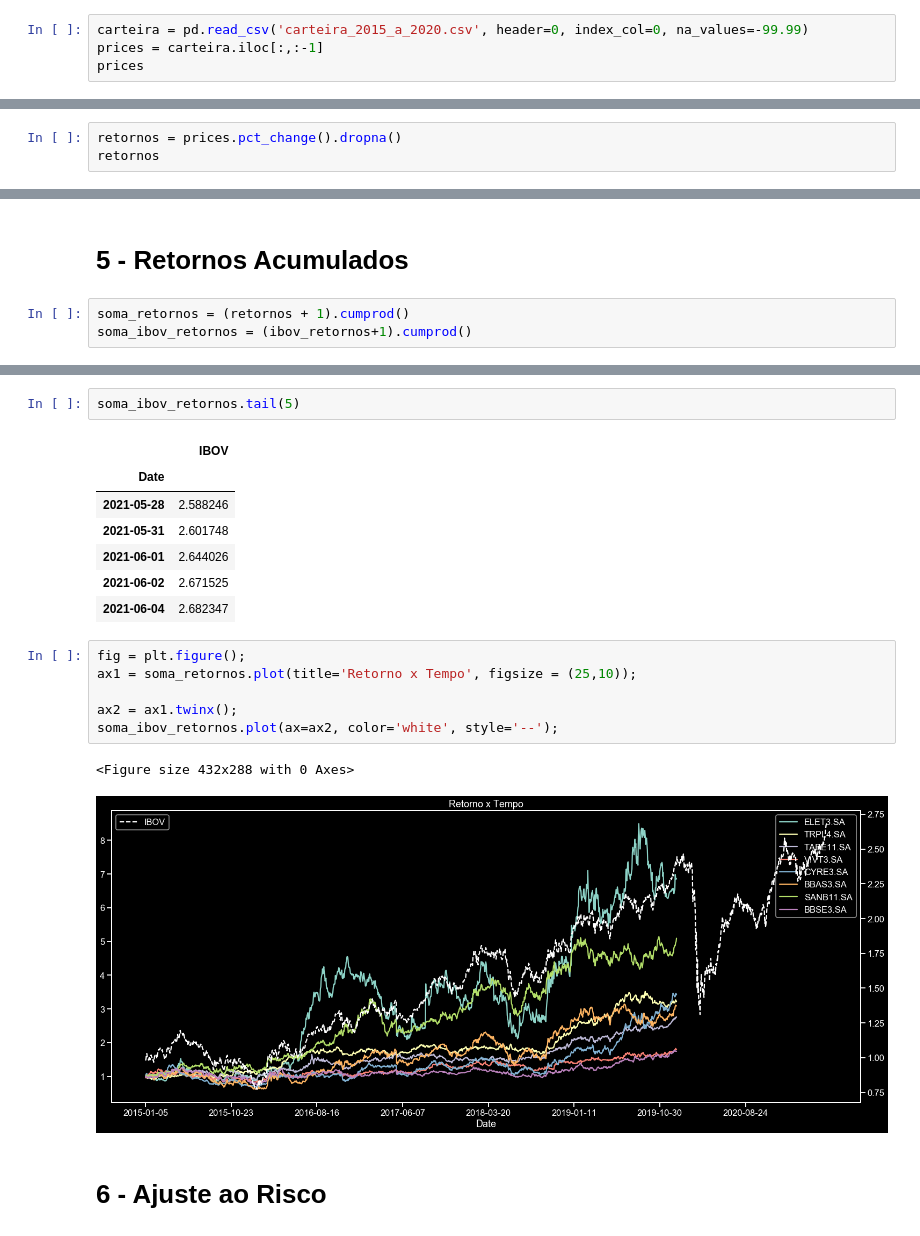
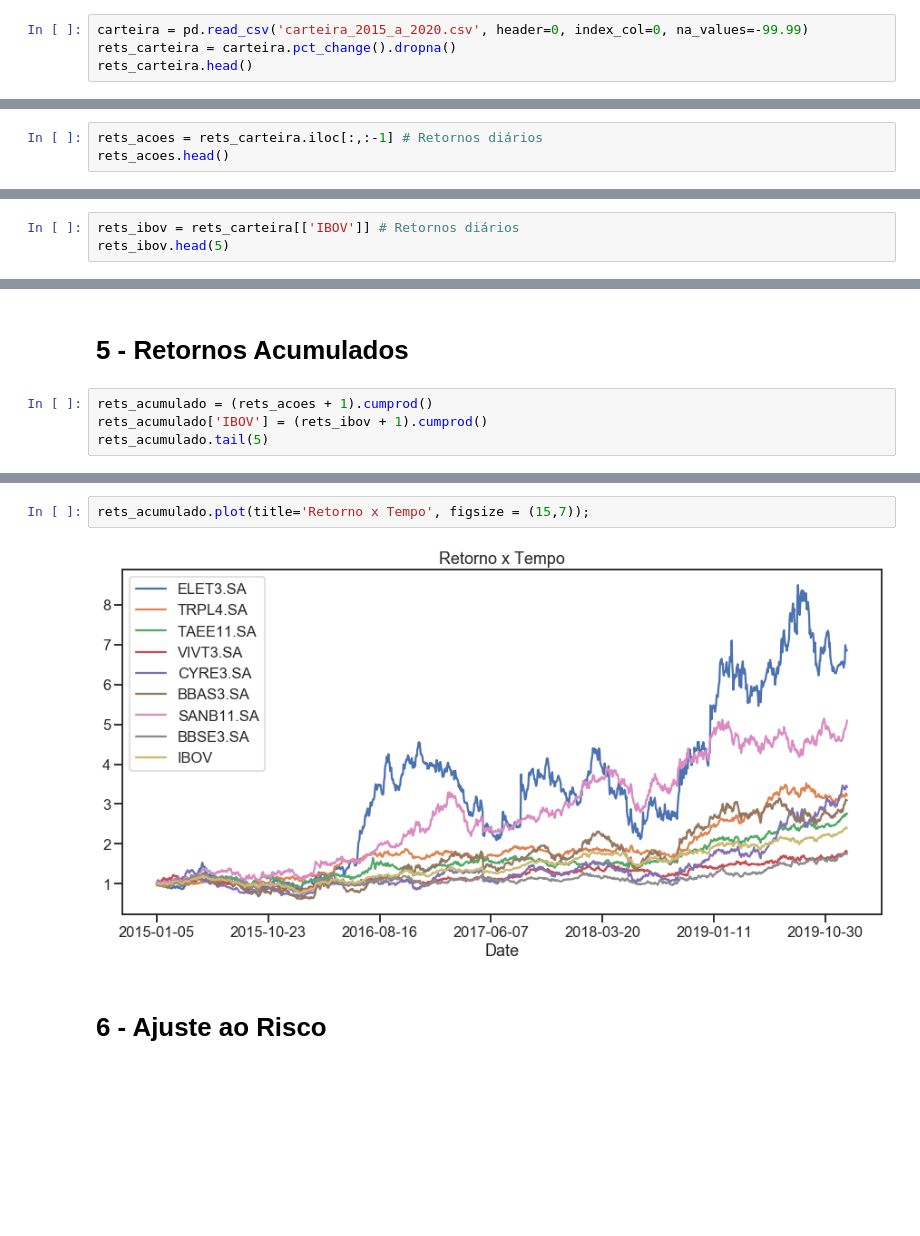
Before and after one commit to HugoAzv/FGV-Quant, a Jupyter notebook: 5 - Projetos/01 - Otimização de Portfólio/Portfolio Research.ipynb, the cells around one changed output, grey strips where cells are left out. Saved outputs shown, nothing was run; the diff lists cells and outputs as text; blank space fills up the shorter version.

```diff
--- a/5 - Projetos/01 - Otimização de Portfólio/Portfolio Research.ipynb
+++ b/5 - Projetos/01 - Otimização de Portfólio/Portfolio Research.ipynb
@@ -78,5 +77,5 @@ prices.to_csv('carteira_2015_a_2020.csv')
 # %%
 carteira = pd.read_csv('carteira_2015_a_2020.csv', header=0, index_col=0, na_values=-99.99)
-prices = carteira.iloc[:,:-1]
-prices
+rets_carteira = carteira.pct_change().dropna()
+rets_carteira.head()
 # %% [output]
@@ -117,6 +115,6 @@ ibov
 # %%
-retornos = prices.pct_change().dropna()
-retornos
+rets_acoes = rets_carteira.iloc[:,:-1] # Retornos diários
+rets_acoes.head()
 # %% [output]
 |  | ELET3.SA | TRPL4.SA | TAEE11.SA | VIVT3.SA | CYRE3.SA | BBAS3.SA | SANB11.SA | BBSE3.SA |
 | Date |  |  |  |  |  |  |  |  |
@@ -179,0 +173,3 @@ plt.tight_layout()
+# %%
+rets_ibov = rets_carteira[['IBOV']] # Retornos diários
+rets_ibov.head(5)
@@ -243,5 +226,6 @@ plt.title('Histograma do Preço de Fechamento do Ibovespa no Período');
 # %% [markdown]
 # 5 - Retornos Acumulados
 # %%
-soma_retornos = (retornos + 1).cumprod()
-soma_ibov_retornos = (ibov_retornos+1).cumprod()
+rets_acumulado = (rets_acoes + 1).cumprod()
+rets_acumulado['IBOV'] = (rets_ibov + 1).cumprod()
+rets_acumulado.tail(5)
@@ -258,22 +240,7 @@ soma_retornos.tail(5)
-# %%
-soma_ibov_retornos.tail(5)
-# %% [output]
-|  | IBOV |
-| Date |  |
-| 2021-05-28 | 2.588246 |
-| 2021-05-31 | 2.601748 |
-| 2021-06-01 | 2.644026 |
-| 2021-06-02 | 2.671525 |
-| 2021-06-04 | 2.682347 |
 # %%
-fig = plt.figure();
-ax1 = soma_retornos.plot(title='Retorno x Tempo', figsize = (25,10));
-
-ax2 = ax1.twinx();
-soma_ibov_retornos.plot(ax=ax2, color='white', style='--');
+rets_acumulado.plot(title='Retorno x Tempo', figsize = (15,7));
 # %% [output]
-<Figure size 432x288 with 0 Axes>
-[figure, old version]
+[figure, new version]
 # %% [markdown]
 # 6 - Ajuste ao Risco
 # %%
```
Also changed, not shown: parts of 105 cells of this notebook.
